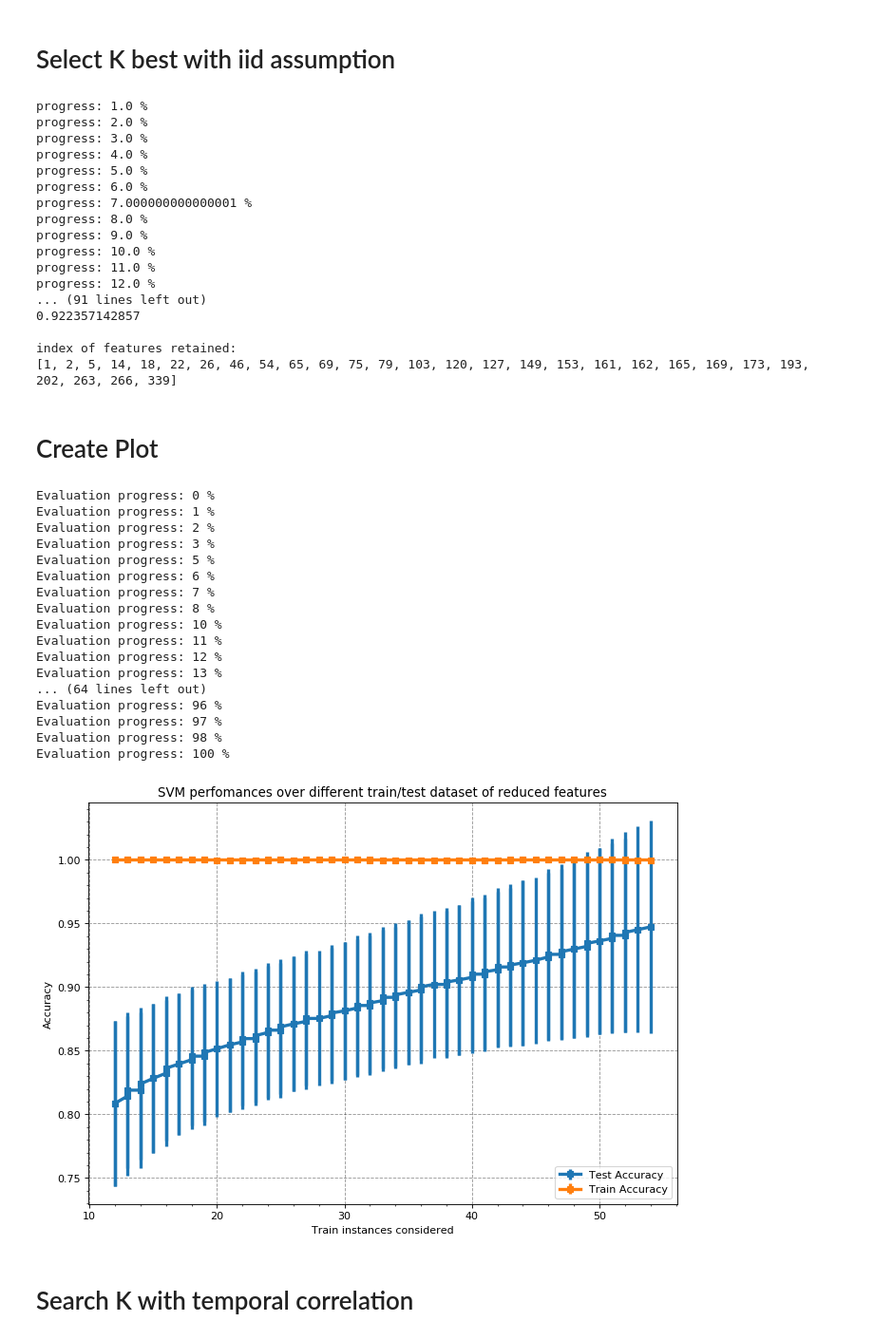
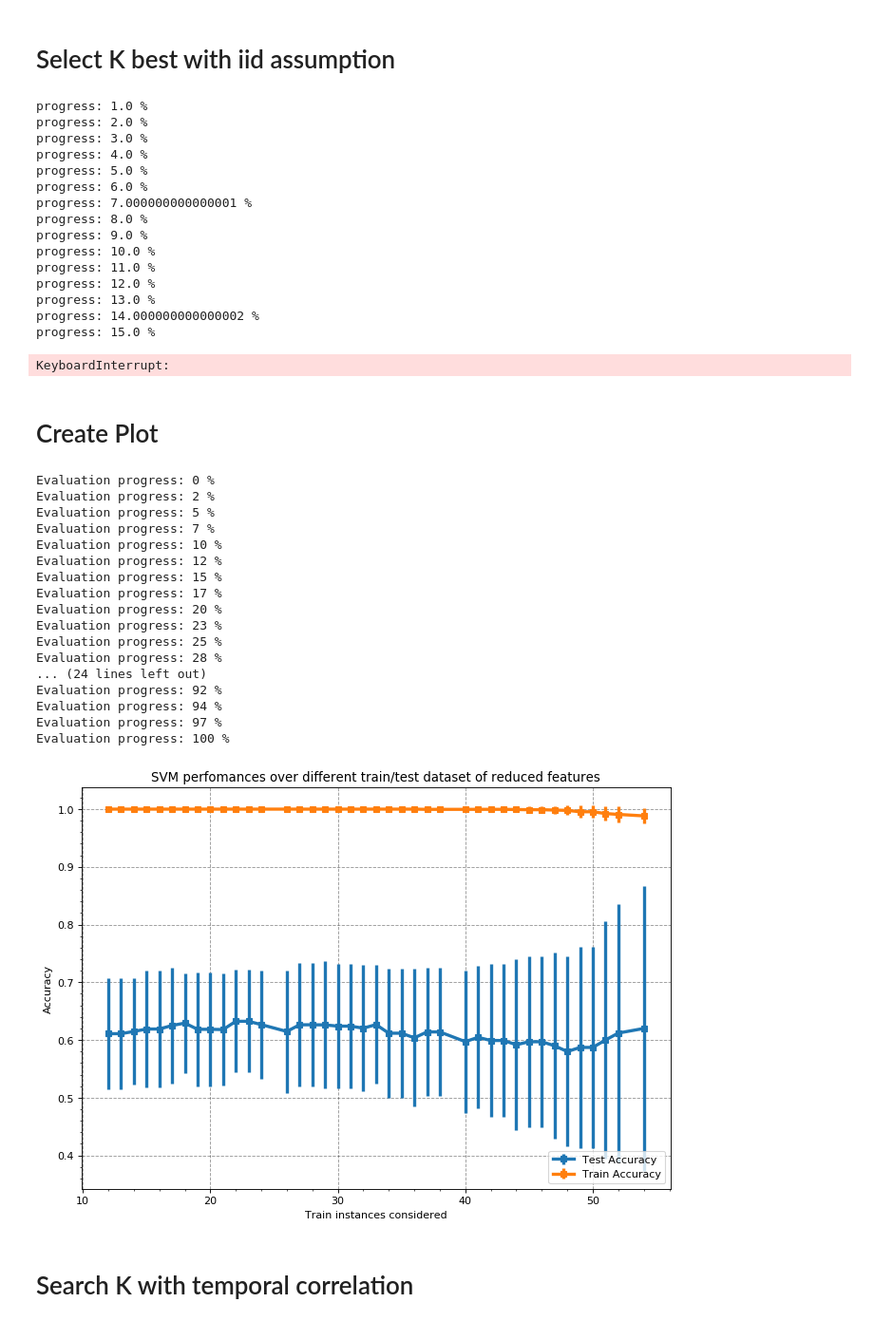
Before and after one commit to mrektor/BCI-ThoughtRecognition, a Jupyter notebook: Final_Code_New_Dataset/SVM_Classificator.ipynb, the cells around one changed output. Shown at 95% size. Drawn from its saved outputs; the diff is of its cells as text; code cells hidden in the pictures.

Commit message:
modification on test_model

```diff
--- a/Final_Code_New_Dataset/SVM_Classificator.ipynb
+++ b/Final_Code_New_Dataset/SVM_Classificator.ipynb
@@ -265,8 +264,8 @@ def performance_assesment_instances_std(X, Y,Model_Name):
 # %%
 ##############  INPUT PARAMETERS ####################################
 
-Model_Name='Day6'  # Write the name of the model
-Input_Path_Folder='./DataDay6' # Select the Input folder of the files
+Model_Name='Day3'  # Write the name of the model
+Input_Path_Folder='./DataDay3' # Select the Input folder of the files
 
 #####################################################################
 
@@ -372,39 +371,38 @@ progress: 9.0 %
 progress: 10.0 %
 progress: 11.0 %
 progress: 12.0 %
-... (91 lines left out)
-0.922357142857
-
-index of features retained:
-[1, 2, 5, 14, 18, 22, 26, 46, 54, 65, 69, 75, 79, 103, 120, 127, 149, 153, 161, 162, 165, 169, 173, 193, 202, 263, 266, 339]
+progress: 13.0 %
+progress: 14.000000000000002 %
+progress: 15.0 %
+KeyboardInterrupt:
 # %% [markdown]
 # Create Plot
 # %%
-num_experiment = 10000
+num_experiment = 5000
 k=best_k
 reducer = SelectKBest(f_classif, k)
 feature_dataset_reduced = reducer.fit_transform(feature_dataset_full, labels)
 clf = svm.SVC(C = 1, kernel = 'linear', gamma = 'auto')
 performance_assesment_fraction_std(feature_dataset_reduced, labels, num_experiment, clf,Model_Name)
 # %% [output]
 Evaluation progress: 0 %
-Evaluation progress: 1 %
 Evaluation progress: 2 %
-Evaluation progress: 3 %
 Evaluation progress: 5 %
-Evaluation progress: 6 %
 Evaluation progress: 7 %
-Evaluation progress: 8 %
 Evaluation progress: 10 %
-Evaluation progress: 11 %
 Evaluation progress: 12 %
-Evaluation progress: 13 %
-... (64 lines left out)
-Evaluation progress: 96 %
+Evaluation progress: 15 %
+Evaluation progress: 17 %
+Evaluation progress: 20 %
+Evaluation progress: 23 %
+Evaluation progress: 25 %
+Evaluation progress: 28 %
+... (24 lines left out)
+Evaluation progress: 92 %
+Evaluation progress: 94 %
 Evaluation progress: 97 %
-Evaluation progress: 98 %
 Evaluation progress: 100 %
-[figure, old version]
+[figure, new version]
 # %% [markdown]
 # Search K with temporal correlation
 # %%
```
Also changed, not shown: parts of 2 cells of this notebook, 5 other files.
